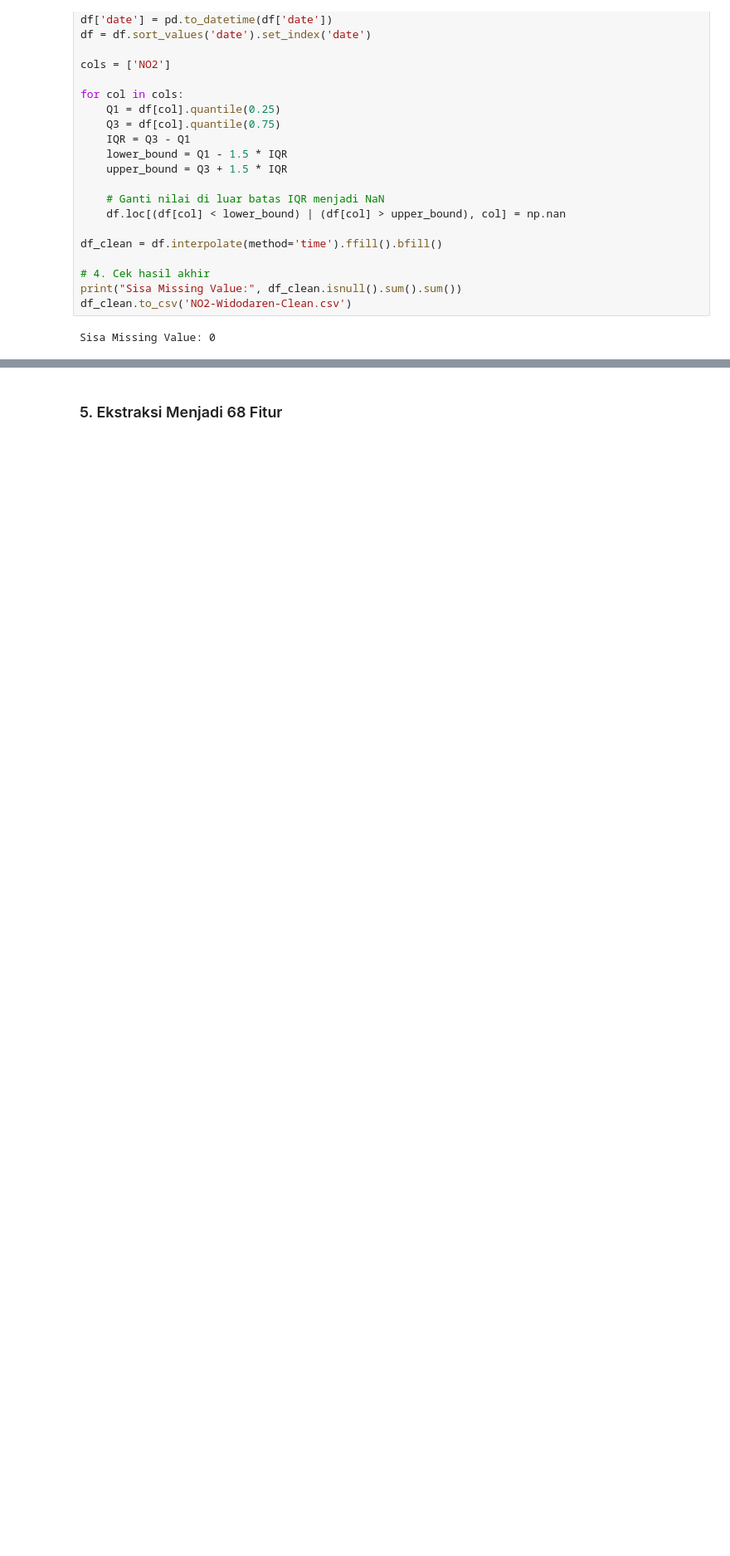
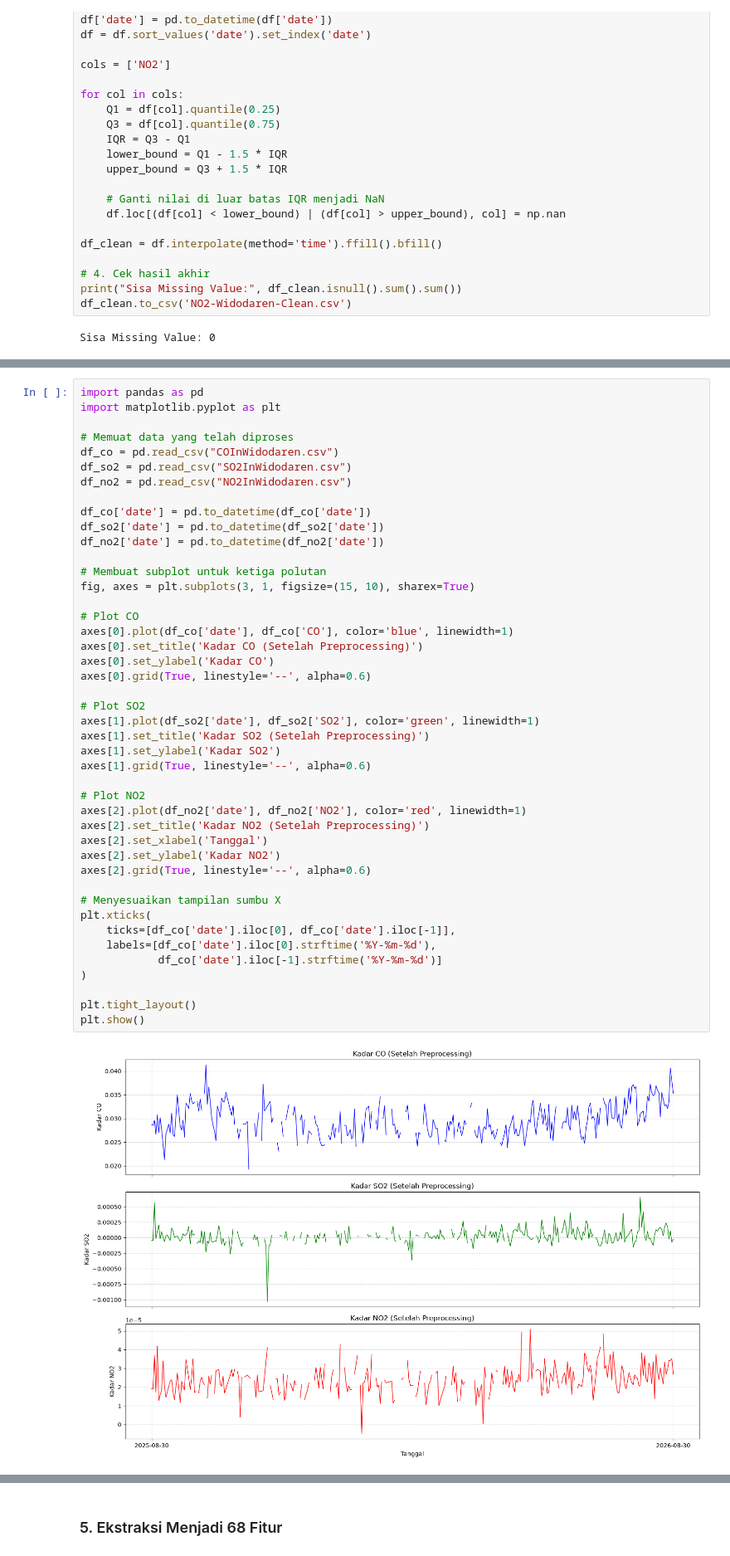
Before and after one commit to Deocandra/PSD, a Jupyter notebook: _sources/widodaren/ekstraksi-fitur.ipynb, the cells around one changed output, grey strips where cells are left out. Shown at 83% size. Saved outputs shown, nothing was run; the diff lists cells and outputs as text; blank space fills up the shorter version.

```diff
--- a/_sources/widodaren/ekstraksi-fitur.ipynb
+++ b/_sources/widodaren/ekstraksi-fitur.ipynb
@@ -434,0 +395,46 @@ Note: you may need to restart the kernel to use updated packages.
+# %%
+import pandas as pd
+import matplotlib.pyplot as plt
+
+# Memuat data yang telah diproses
+df_co = pd.read_csv("COInWidodaren.csv")
+df_so2 = pd.read_csv("SO2InWidodaren.csv")
+df_no2 = pd.read_csv("NO2InWidodaren.csv")
+
+df_co['date'] = pd.to_datetime(df_co['date'])
+df_so2['date'] = pd.to_datetime(df_so2['date'])
+df_no2['date'] = pd.to_datetime(df_no2['date'])
+
+# Membuat subplot untuk ketiga polutan
+fig, axes = plt.subplots(3, 1, figsize=(15, 10), sharex=True)
+
+# Plot CO
+axes[0].plot(df_co['date'], df_co['CO'], color='blue', linewidth=1)
+axes[0].set_title('Kadar CO (Setelah Preprocessing)')
+axes[0].set_ylabel('Kadar CO')
+axes[0].grid(True, linestyle='--', alpha=0.6)
+
+# Plot SO2
+axes[1].plot(df_so2['date'], df_so2['SO2'], color='green', linewidth=1)
+axes[1].set_title('Kadar SO2 (Setelah Preprocessing)')
+axes[1].set_ylabel('Kadar SO2')
+axes[1].grid(True, linestyle='--', alpha=0.6)
+
+# Plot NO2
+axes[2].plot(df_no2['date'], df_no2['NO2'], color='red', linewidth=1)
+axes[2].set_title('Kadar NO2 (Setelah Preprocessing)')
+axes[2].set_xlabel('Tanggal')
+axes[2].set_ylabel('Kadar NO2')
+axes[2].grid(True, linestyle='--', alpha=0.6)
+
+# Menyesuaikan tampilan sumbu X
+plt.xticks(
+    ticks=[df_co['date'].iloc[0], df_co['date'].iloc[-1]],
+    labels=[df_co['date'].iloc[0].strftime('%Y-%m-%d'),
+            df_co['date'].iloc[-1].strftime('%Y-%m-%d')]
+)
+
+plt.tight_layout()
+plt.show()
+# %% [output]
+[figure, added]
```
Also changed, not shown: parts of 19 cells of this notebook, 37 other files.
